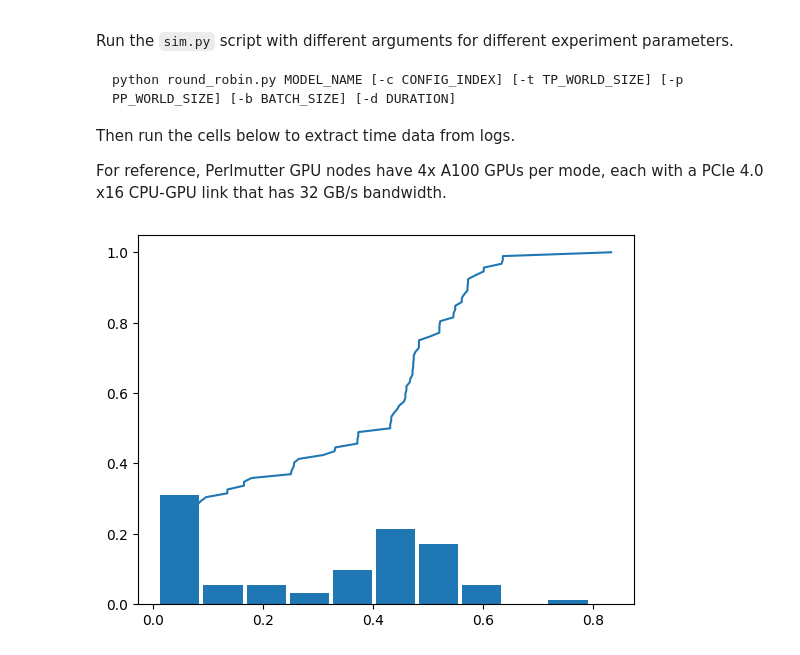
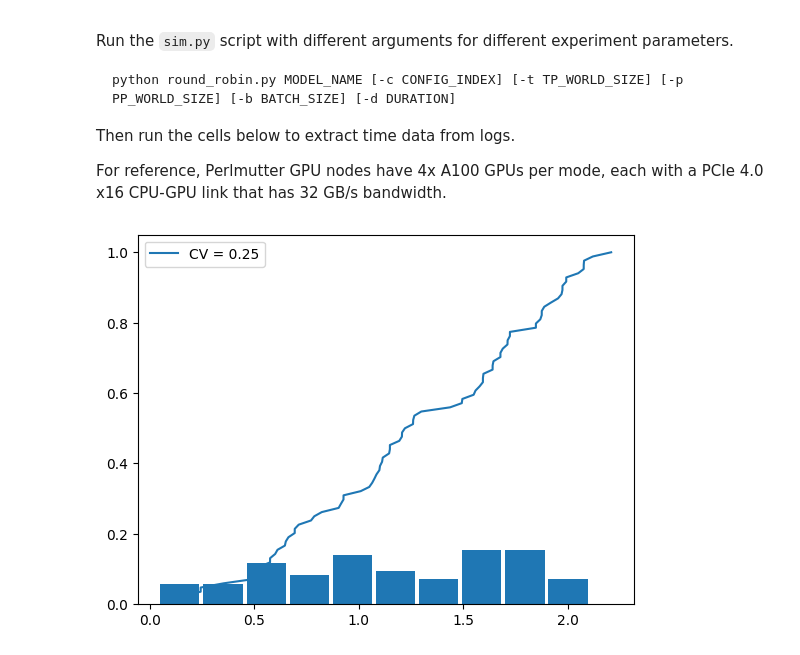
Before and after one commit to dlzou/computron, a Jupyter notebook: experiments/results.ipynb, the cells around one changed output. Drawn from its saved outputs; the diff is of its cells as text; code cells hidden in the pictures.

```diff
--- a/experiments/results.ipynb
+++ b/experiments/results.ipynb
@@ -214,15 +232,16 @@ def plot_histogram(data):
     plt.bar(bins[:-1], heights, width=(max(bins) - min(bins))/len(bins))
 
 
-def plot_cdf(data):
+def plot_cdf(ax, data, label):
     x = np.sort(data)
     y = 1. * np.arange(len(data)) / (len(data) - 1)
-    plt.plot(x, y)
+    ax.plot(x, y, label=label)
 # %%
-log_file = "sim_opt-1.3b_c0_t1_p1_b8_d30/client.log"
+log_file = "sim_opt-13b_c0_t2_p2_b8_d30/client.log"
 resp_ids, resp_times = get_resp_times(log_file)
 plot_histogram(resp_times)
-plot_cdf(resp_times)
+plot_cdf(plt, resp_times, label="CV = 0.25")
+plt.legend()
 plt.show()
 # %% [output]
-[figure, old version]
+[figure, new version]
```
Also changed, not shown: parts of 8 cells of this notebook, 1 other file.
